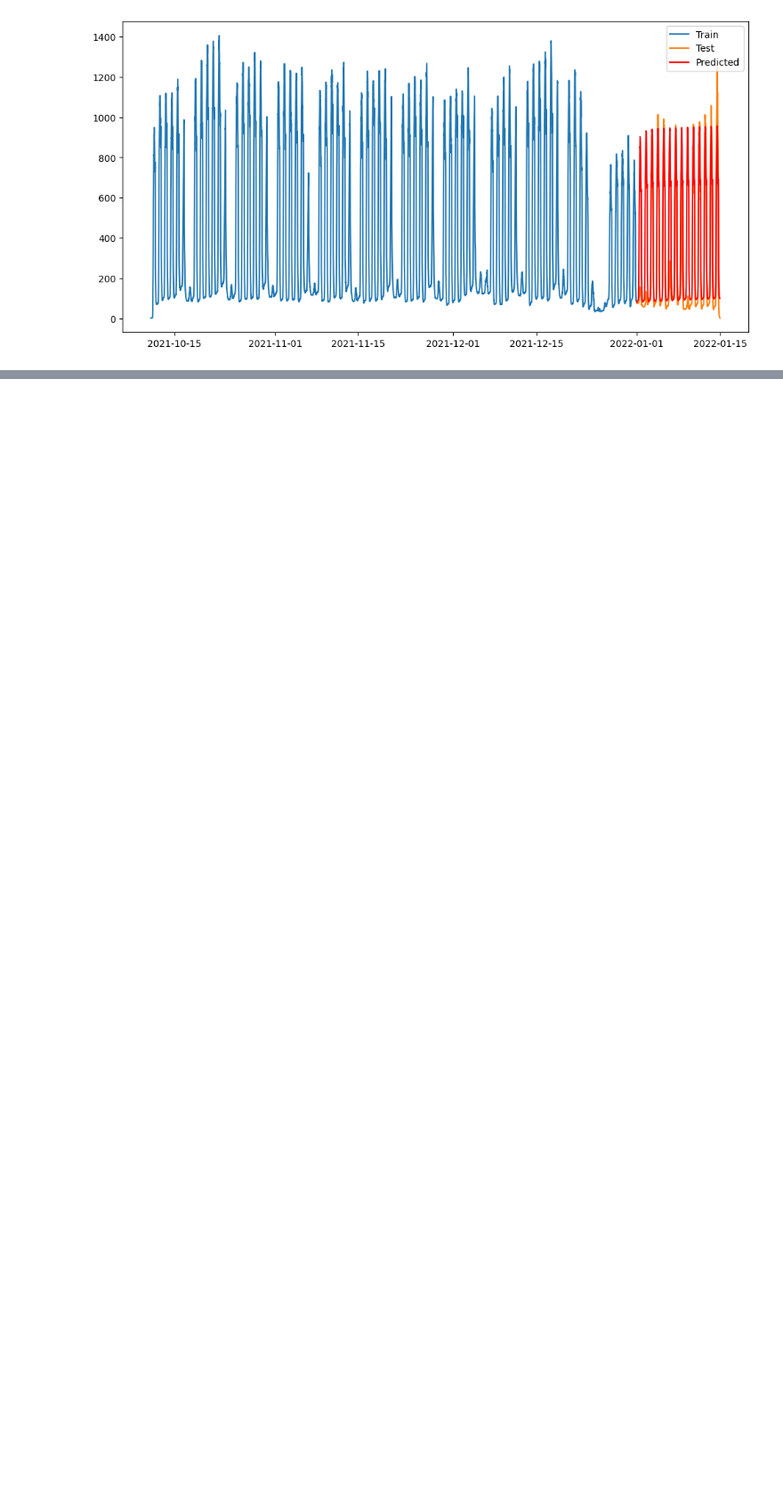
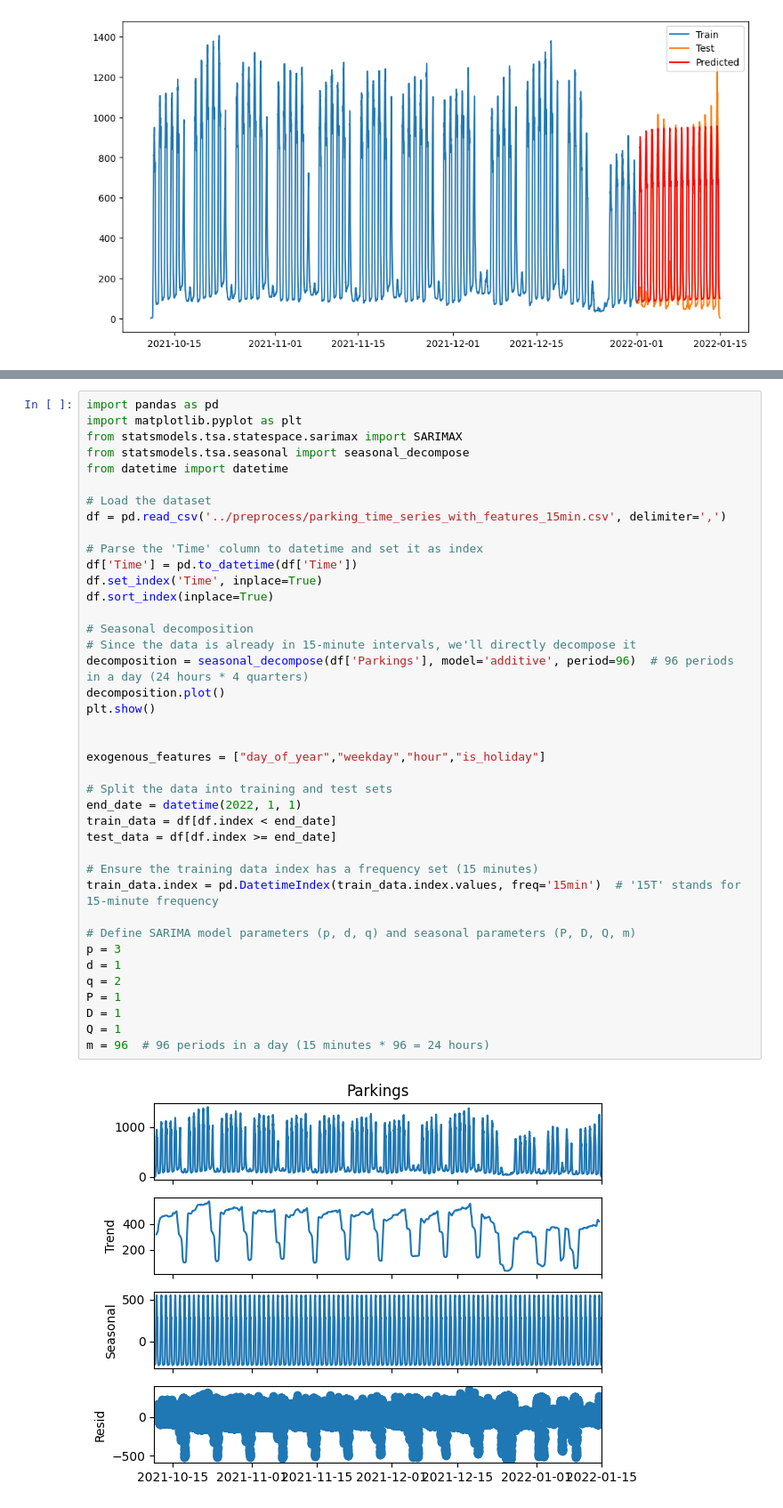
Before and after one commit to vsjostro/parking-prediction, a Jupyter notebook: arima/sarima.ipynb, the cells around one changed output, grey strips where cells are left out. Shown at 89% size. Saved outputs shown, nothing was run; the diff lists cells and outputs as text; blank space fills up the shorter version.

Commit message:
sarima changes

```diff
--- a/arima/sarima.ipynb
+++ b/arima/sarima.ipynb
@@ -324,0 +325,42 @@ Mean Squared Error (MSE): 54896.58183411178
+# %%
+import pandas as pd
+import matplotlib.pyplot as plt
+from statsmodels.tsa.statespace.sarimax import SARIMAX
+from statsmodels.tsa.seasonal import seasonal_decompose
+from datetime import datetime
+
+# Load the dataset
+df = pd.read_csv('../preprocess/parking_time_series_with_features_15min.csv', delimiter=',')
+
+# Parse the 'Time' column to datetime and set it as index
+df['Time'] = pd.to_datetime(df['Time'])
+df.set_index('Time', inplace=True)
+df.sort_index(inplace=True)
+
+# Seasonal decomposition
+# Since the data is already in 15-minute intervals, we'll directly decompose it
+decomposition = seasonal_decompose(df['Parkings'], model='additive', period=96)  # 96 periods in a day (24 hours * 4 quarters)
+decomposition.plot()
+plt.show()
+
+
+exogenous_features = ["day_of_year","weekday","hour","is_holiday"]
+
+# Split the data into training and test sets
+end_date = datetime(2022, 1, 1)
+train_data = df[df.index < end_date]
+test_data = df[df.index >= end_date]
+
+# Ensure the training data index has a frequency set (15 minutes)
+train_data.index = pd.DatetimeIndex(train_data.index.values, freq='15min')  # '15T' stands for 15-minute frequency
+
+# Define SARIMA model parameters (p, d, q) and seasonal parameters (P, D, Q, m)
+p = 3
+d = 1
+q = 2
+P = 1
+D = 1
+Q = 1
+m = 96  # 96 periods in a day (15 minutes * 96 = 24 hours)
+# %% [output]
+[figure, added]
```
Also changed, not shown: parts of 3 cells of this notebook, 1 other file.
